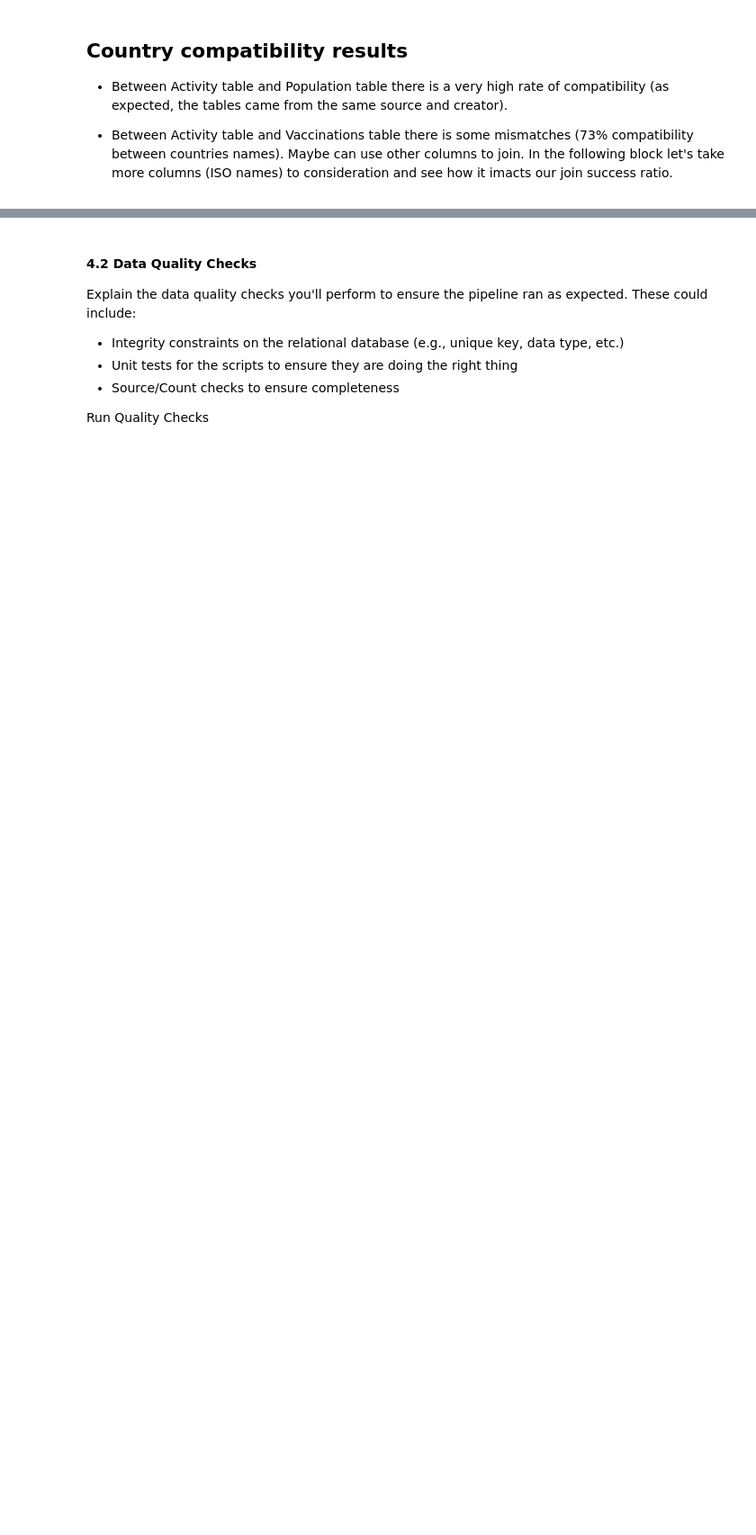
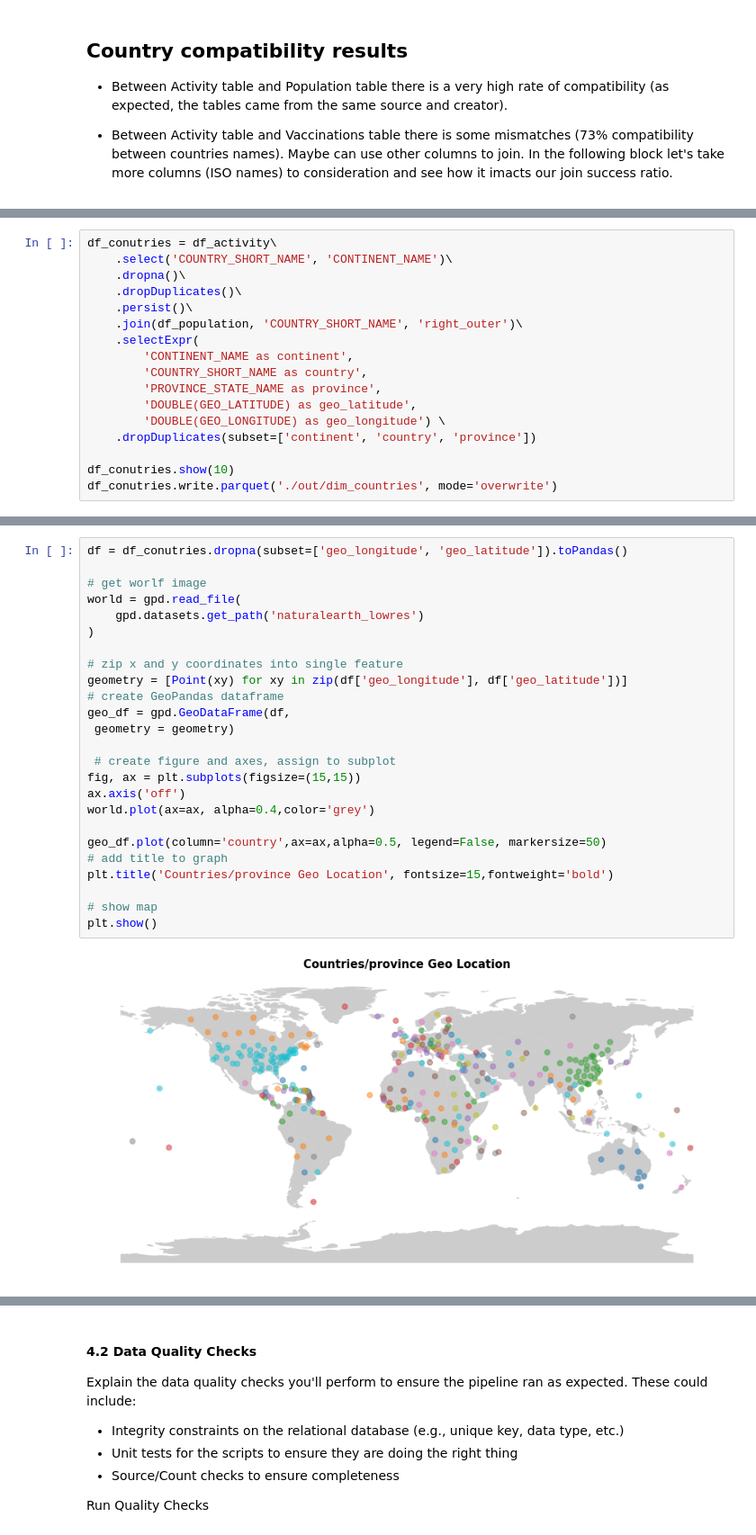
Before and after one commit to mzsrtgzr2/DataEngCapstone, a Jupyter notebook: Lab.ipynb, the cells around one changed output, grey strips where cells are left out. Shown: that part at 90% size. Cells and saved outputs as stored; diff of their text form; blank space fills up the shorter version.

```diff
--- a/Lab.ipynb
+++ b/Lab.ipynb
@@ -421,0 +726,17 @@ from pyspark.sql.functions import lit
+# %%
+df_conutries = df_activity\
+    .select('COUNTRY_SHORT_NAME', 'CONTINENT_NAME')\
+    .dropna()\
+    .dropDuplicates()\
+    .persist()\
+    .join(df_population, 'COUNTRY_SHORT_NAME', 'right_outer')\
+    .selectExpr(
+        'CONTINENT_NAME as continent',
+        'COUNTRY_SHORT_NAME as country',
+        'PROVINCE_STATE_NAME as province',
+        'DOUBLE(GEO_LATITUDE) as geo_latitude',
+        'DOUBLE(GEO_LONGITUDE) as geo_longitude') \
+    .dropDuplicates(subset=['continent', 'country', 'province'])
+
+df_conutries.show(10)
+df_conutries.write.parquet('./out/dim_countries', mode='overwrite')
@@ -421,0 +777,27 @@ from pyspark.sql.functions import lit
+# %%
+df = df_conutries.dropna(subset=['geo_longitude', 'geo_latitude']).toPandas()
+
+# get worlf image
+world = gpd.read_file(
+    gpd.datasets.get_path('naturalearth_lowres')
+)
+
+# zip x and y coordinates into single feature
+geometry = [Point(xy) for xy in zip(df['geo_longitude'], df['geo_latitude'])]
+# create GeoPandas dataframe
+geo_df = gpd.GeoDataFrame(df,
+ geometry = geometry)
+
+ # create figure and axes, assign to subplot
+fig, ax = plt.subplots(figsize=(15,15))
+ax.axis('off')
+world.plot(ax=ax, alpha=0.4,color='grey')
+
+geo_df.plot(column='country',ax=ax,alpha=0.5, legend=False, markersize=50)
+# add title to graph
+plt.title('Countries/province Geo Location', fontsize=15,fontweight='bold')
+
+# show map
+plt.show()
+# %% [output]
+[figure, added]
```
Also changed, not shown: parts of 56 cells of this notebook, 9 other files.
